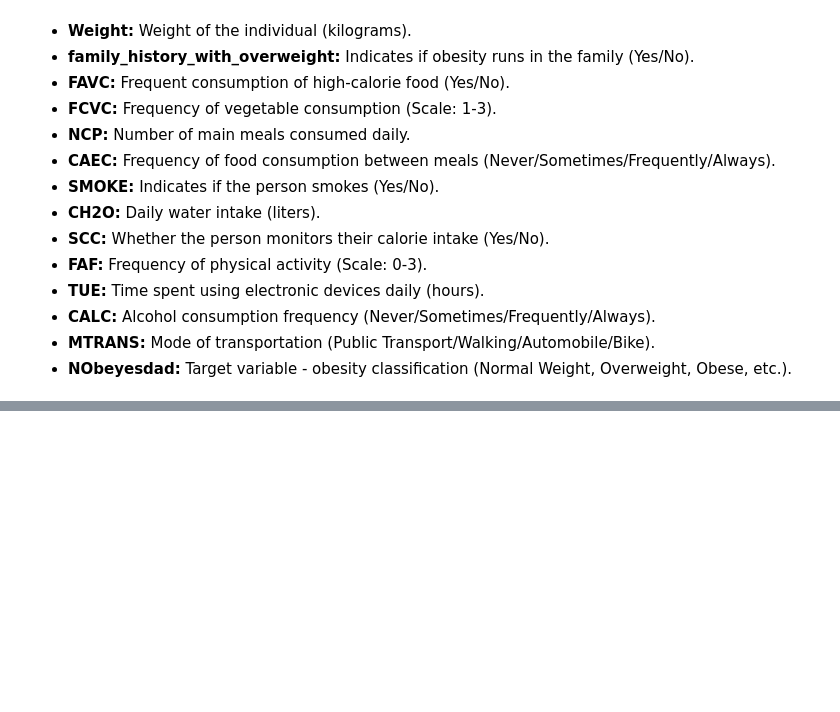
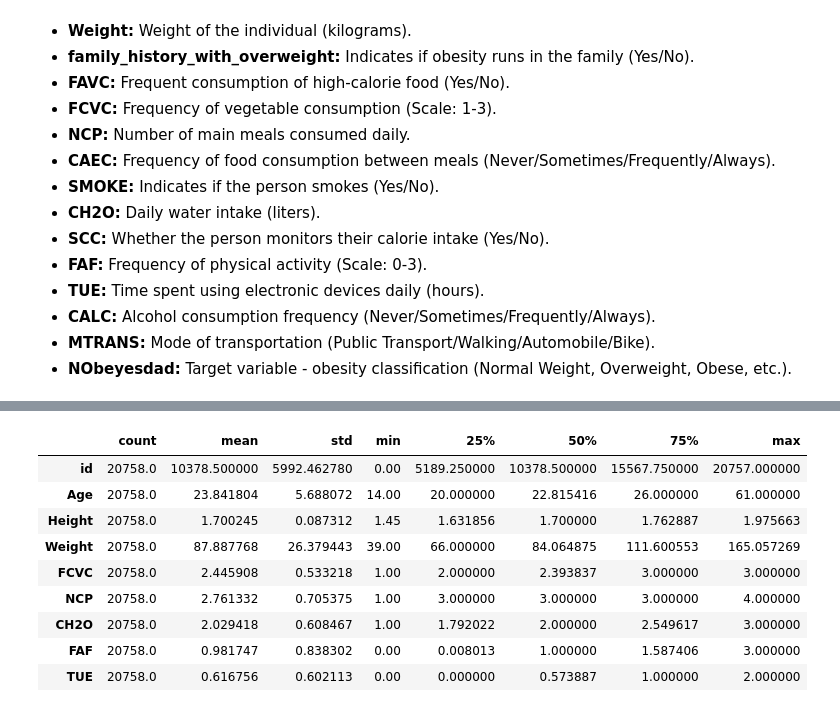
Before and after one commit to ali2yman/ML-Project-Obesity-Risk, a Jupyter notebook: notebooks/code.ipynb, the cells around one changed output, grey strips where cells are left out. Saved outputs shown, nothing was run; the diff lists cells and outputs as text; code cells hidden in the pictures; blank space fills up the shorter version.

```diff
--- a/notebooks/code.ipynb
+++ b/notebooks/code.ipynb
@@ -41,0 +95,13 @@ train.shape
+# %%
+df.describe().T
+# %% [output]
+|  | count | mean | std | min | 25% | 50% | 75% | max |
+| id | 20758.0 | 10378.500000 | 5992.462780 | 0.00 | 5189.250000 | 10378.500000 | 15567.750000 | 20757.000000 |
+| Age | 20758.0 | 23.841804 | 5.688072 | 14.00 | 20.000000 | 22.815416 | 26.000000 | 61.000000 |
+| Height | 20758.0 | 1.700245 | 0.087312 | 1.45 | 1.631856 | 1.700000 | 1.762887 | 1.975663 |
+| Weight | 20758.0 | 87.887768 | 26.379443 | 39.00 | 66.000000 | 84.064875 | 111.600553 | 165.057269 |
+| FCVC | 20758.0 | 2.445908 | 0.533218 | 1.00 | 2.000000 | 2.393837 | 3.000000 | 3.000000 |
+| NCP | 20758.0 | 2.761332 | 0.705375 | 1.00 | 3.000000 | 3.000000 | 3.000000 | 4.000000 |
+| CH2O | 20758.0 | 2.029418 | 0.608467 | 1.00 | 1.792022 | 2.000000 | 2.549617 | 3.000000 |
+| FAF | 20758.0 | 0.981747 | 0.838302 | 0.00 | 0.008013 | 1.000000 | 1.587406 | 3.000000 |
+| TUE | 20758.0 | 0.616756 | 0.602113 | 0.00 | 0.000000 | 0.573887 | 1.000000 | 2.000000 |
```
Also changed, not shown: parts of 13 cells of this notebook.
